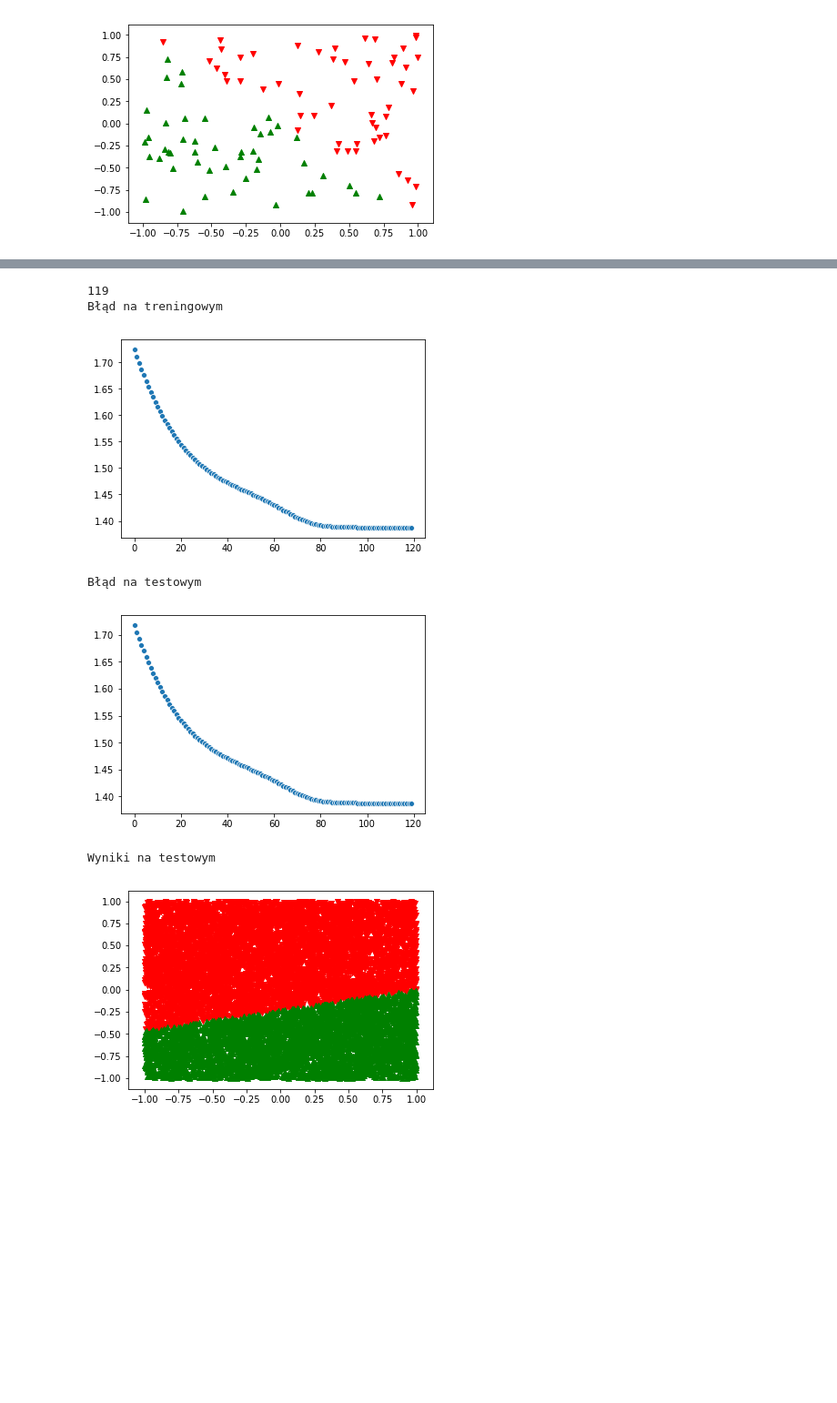
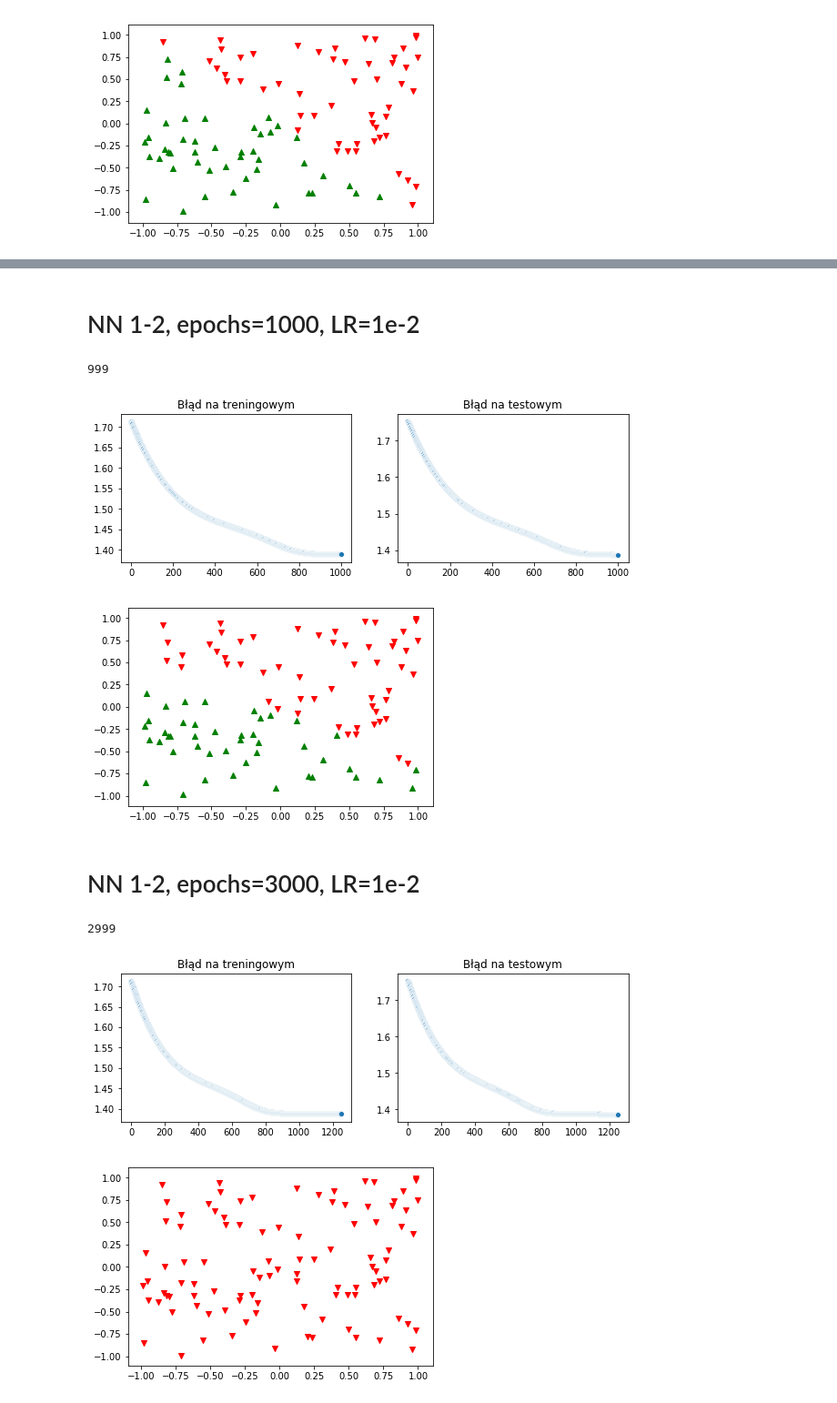
Before and after one commit to OlafSk/MGU2019, a Jupyter notebook: tests_classification.ipynb, the cells around one changed output, grey strips where cells are left out. Shown at 91% size. Drawn from its saved outputs; the diff is of its cells as text; code cells hidden in the pictures; blank space fills up the shorter version.

```diff
--- a/tests_classification.ipynb
+++ b/tests_classification.ipynb
@@ -105,22 +105,28 @@ Wyniki na testowym
+# %% [markdown]
+# NN 1-2, epochs=1000, LR=1e-2
 # %%
 np.random.seed(58)
-nn4 = NeuralNetwork("cross_entropy", 0)
+nn = NeuralNetwork("cross_entropy", 0)
 
-nn4.add(Layer(1, 2, "relu"))
-nn4.add(Layer(2, 1, "softmax"))
+nn.add(Layer(1, 2, "relu"))
+nn.add(Layer(2, 1, "softmax"))
 
-train_wrapper(nn4, train_set, train_labels, test_x=test_set, test_y=test_labels, epochs=120, learning_rate=1e-1)
+train_wrapper(nn, train_set, train_labels, test_set, test_labels, epochs=1000, learning_rate=1e-2)
 # %% [output]
-119
-Błąd na treningowym
+999
-[figure, old version]
+[figure, new version]
-Błąd na testowym
-[figure, old version]
+[figure, new version]
-Wyniki na testowym
-[figure, removed]
+# %% [markdown]
+# NN 1-2, epochs=3000, LR=1e-2
 # %%
 np.random.seed(58)
 nn = NeuralNetwork("cross_entropy", 0)
 
-nn.add(Layer(2, 2, "relu"))
-nn.add(Layer(2, 2, "softmax"))
+nn.add(Layer(1, 2, "relu"))
+nn.add(Layer(2, 1, "softmax"))
+
+train_wrapper(nn, train_set, train_labels, test_set, test_labels, epochs=3000, learning_rate=1e-2)
+# %% [output]
+2999
+[figure, added]
+[figure, added]
```
Also changed, not shown: parts of 23 cells of this notebook.
